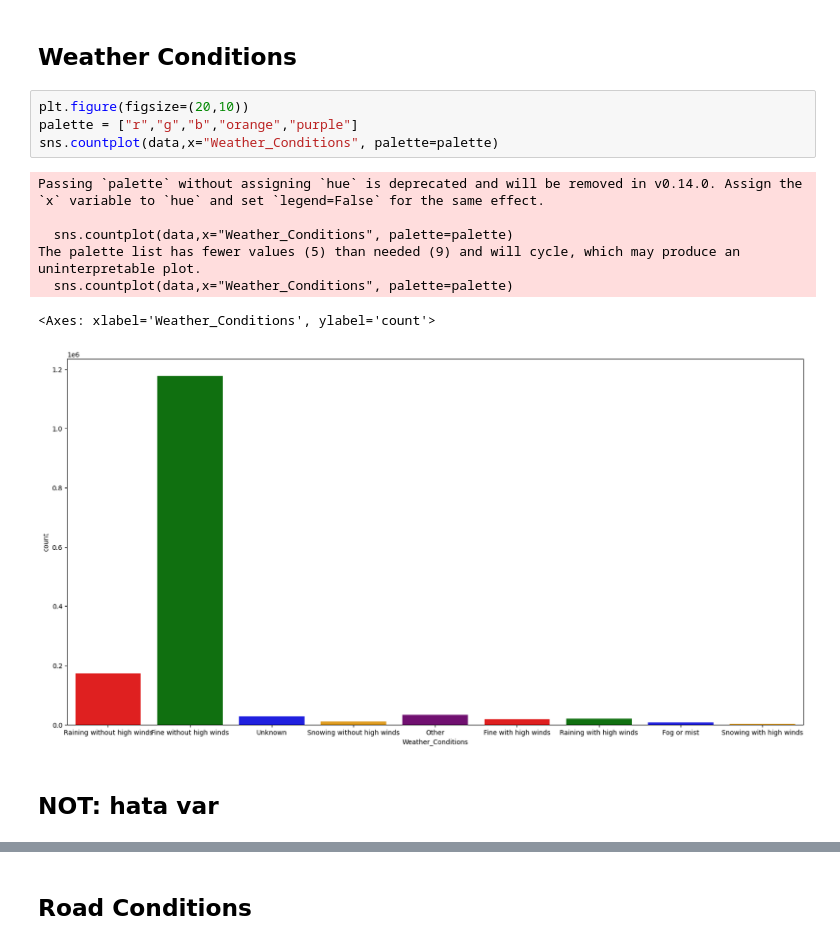
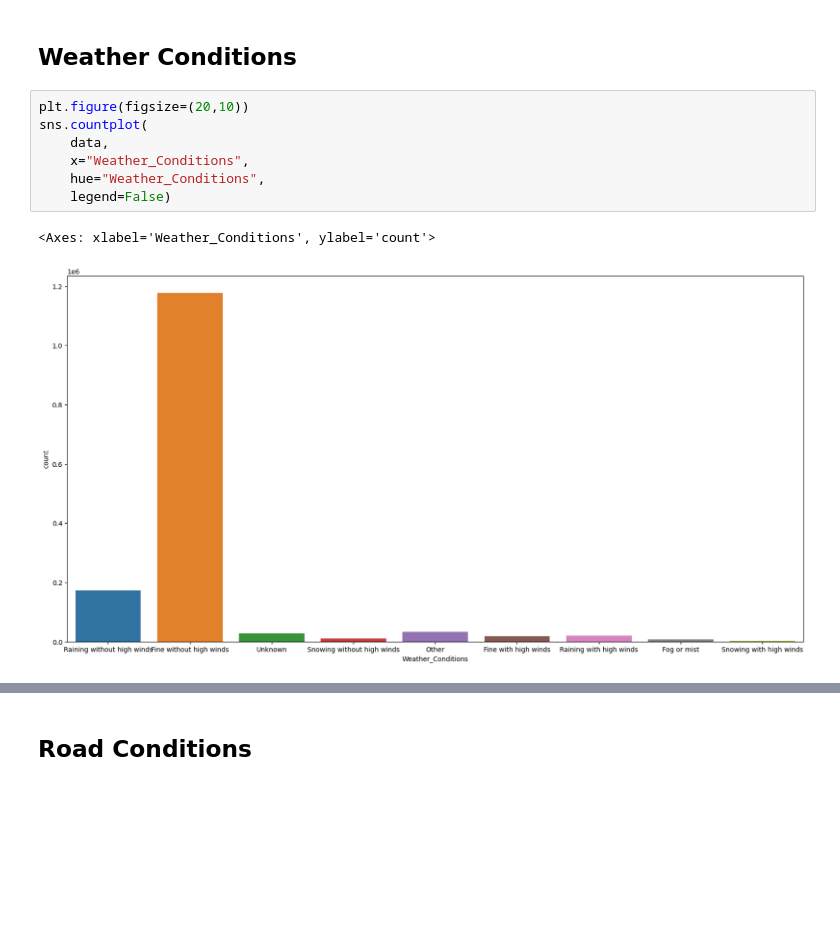
Before and after one commit to kdrercn/UK_accidents, a Jupyter notebook: accidents_visualizations.ipynb, the cells around one changed output, grey strips where cells are left out. Cells and saved outputs as stored; diff of their text form; blank space fills up the shorter version.

```diff
--- a/accidents_visualizations.ipynb
+++ b/accidents_visualizations.ipynb
@@ -27,17 +26,13 @@ Passing `palette` without assigning `hue` is deprecated and will be removed in v
 ## Weather Conditions
 # %%
 plt.figure(figsize=(20,10))
-palette = ["r","g","b","orange","purple"]
-sns.countplot(data,x="Weather_Conditions", palette=palette)
+sns.countplot(
+    data,
+    x="Weather_Conditions",
+    hue="Weather_Conditions",
+    legend=False)
 # %% [output]
-Passing `palette` without assigning `hue` is deprecated and will be removed in v0.14.0. Assign the `x` variable to `hue` and set `legend=False` for the same effect.
-
-  sns.countplot(data,x="Weather_Conditions", palette=palette)
-The palette list has fewer values (5) than needed (9) and will cycle, which may produce an uninterpretable plot.
-  sns.countplot(data,x="Weather_Conditions", palette=palette)
+<Axes: xlabel='Weather_Conditions', ylabel='count'>
-<Axes: xlabel='Weather_Conditions', ylabel='count'>
-[figure, old version]
+[figure, new version]
-# %% [markdown]
-## NOT: hata var
 # %%
 weather_cond = data["Weather_Conditions"].value_counts()
```
Also changed, not shown: parts of 12 cells of this notebook, 7 other files.
